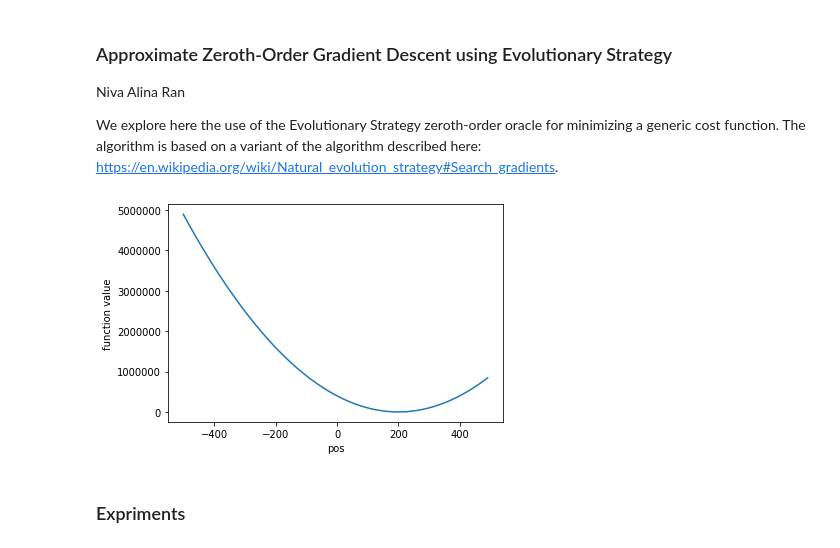
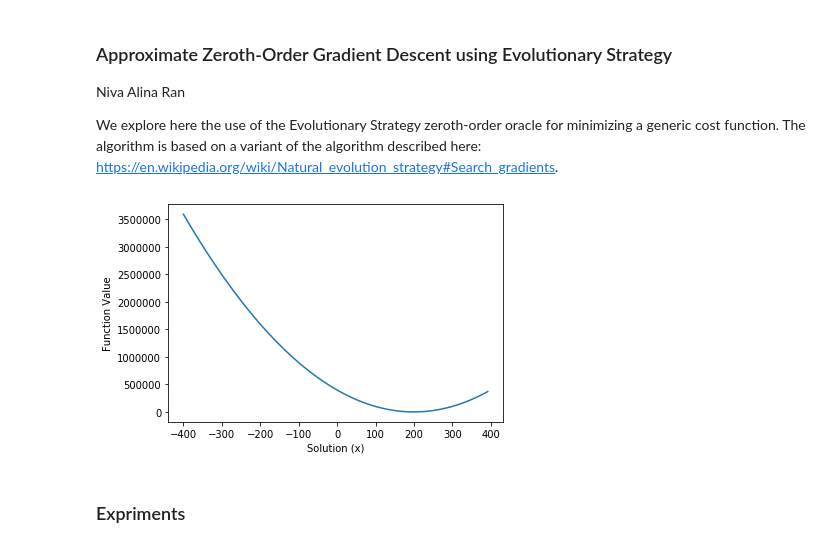
Before and after one commit to nivalle/EvolutionaryStrategy, a Jupyter notebook: ZO_evolution.ipynb, the cells around one changed output. Drawn from its saved outputs; the diff is of its cells as text; code cells hidden in the pictures.

```diff
--- a/ZO_evolution.ipynb
+++ b/ZO_evolution.ipynb
@@ -29,26 +29,27 @@ class quad_uni: #univariate quadratic functions: a_2(x-b_2)^2+a_1(x-b_1)+a_0
 # %%
 ## Visualize test function
 
 ## Initialize test function
 
 fom = quad_uni(10, 10, 5, 200, 100)
 
 n =100
-pos_range = [-500,500]
+pos_range = [-400,400]
 step_size = (pos_range[1]-pos_range[0])/n
 
 #exhaustic search
 x = np.zeros(n)
 y = np.zeros(n)
 for i in range(n):
     x[i] = pos_range[0]+i*step_size
     y[i]=fom.eval(x[i])
+plt.figure(figsize=(6,4))
 plt.plot(x,y)
-plt.ylabel('function value')
-plt.xlabel('pos')
+plt.ylabel('Function Value')
+plt.xlabel('Solution (x)')
 plt.show()
 # %% [output]
-[figure, old version]
+[figure, new version]
 # %%
 ## Gradient descent using Evolutionary Strategy
 
```
Also changed, not shown: parts of 2 cells of this notebook.
